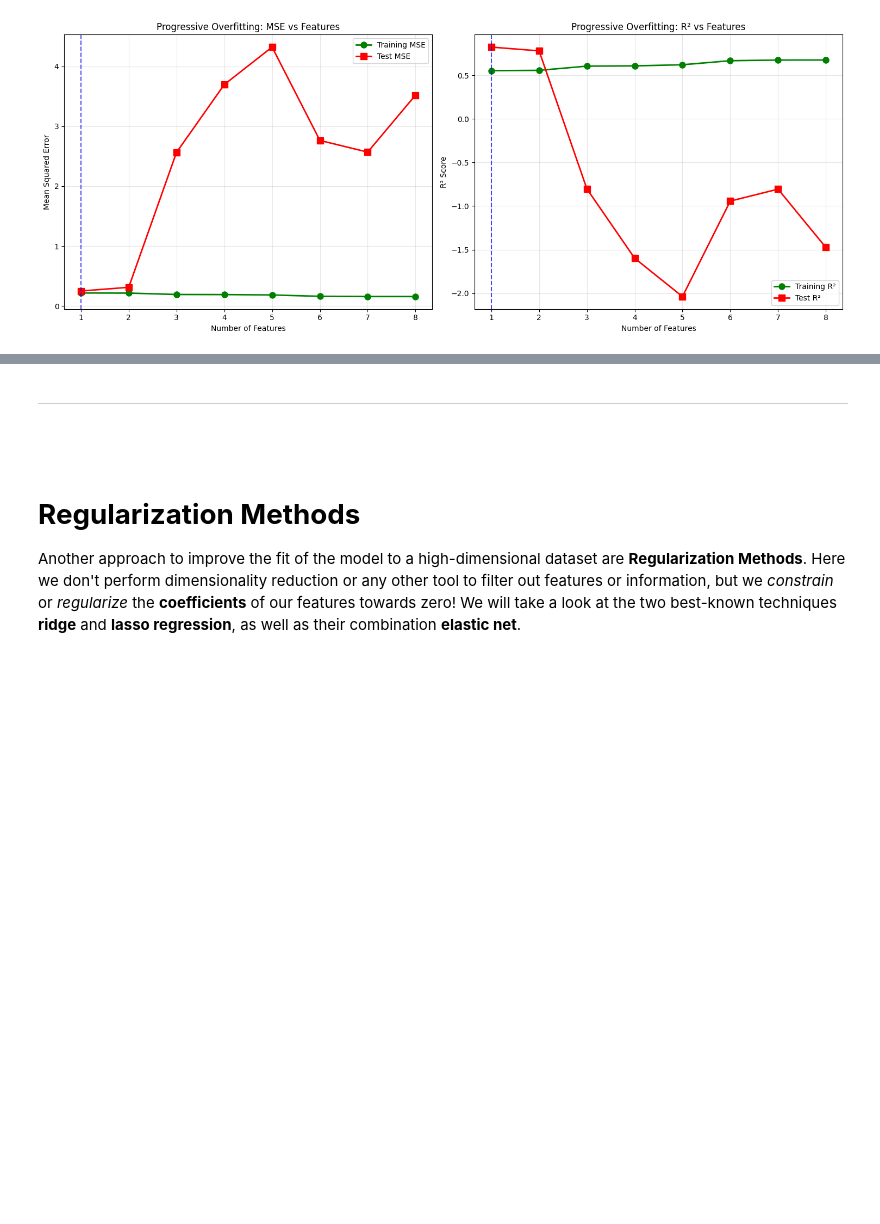
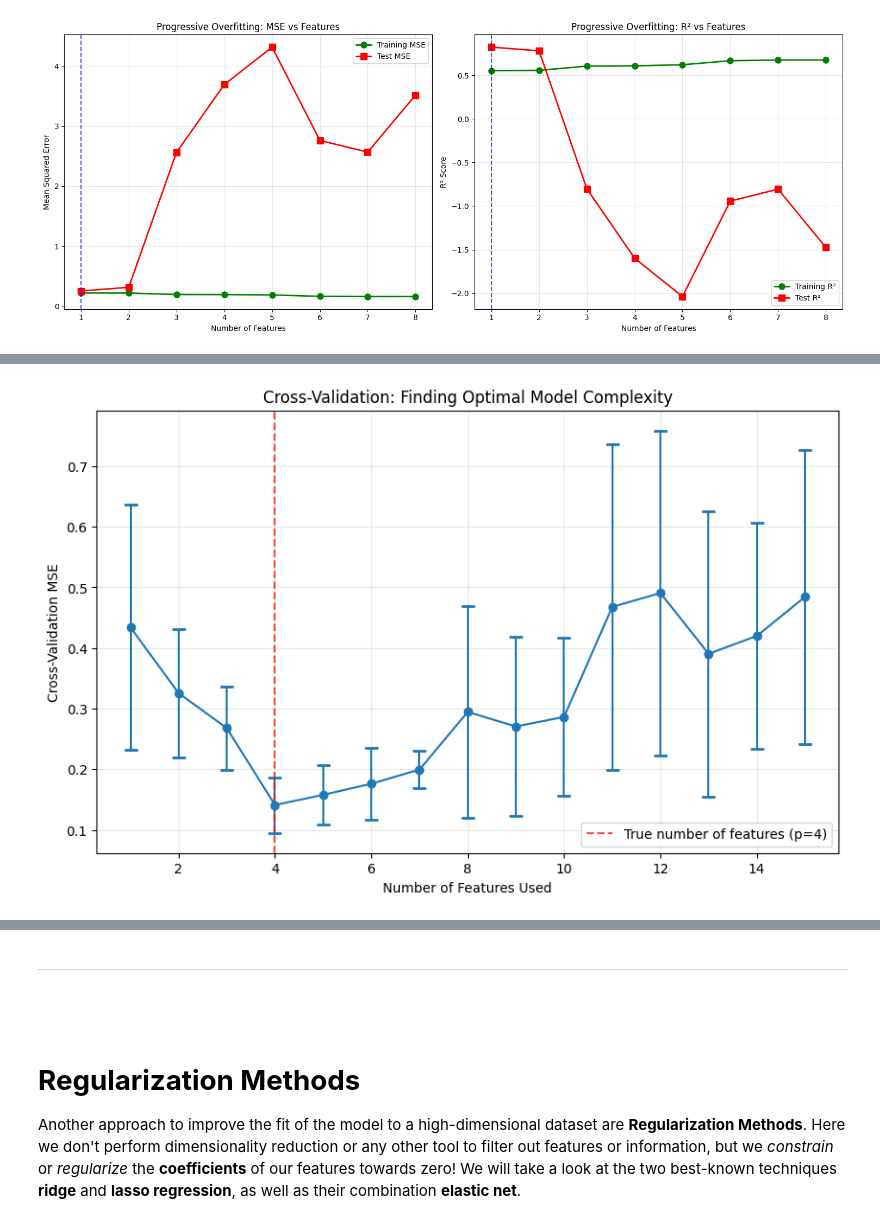
Before and after one commit to Jamoser123/PNR_Advanced_DataScience, a Jupyter notebook: 4_Feature_Selection_Regularization/HandsOn_Feature_Selection.ipynb, the cells around one changed output, grey strips where cells are left out. Drawn from its saved outputs; the diff is of its cells as text; code cells hidden in the pictures; blank space fills up the shorter version.

Commit message:
Updated Feature Selection

```diff
--- a/4_Feature_Selection_Regularization/HandsOn_Feature_Selection.ipynb
+++ b/4_Feature_Selection_Regularization/HandsOn_Feature_Selection.ipynb
@@ -675,0 +556,60 @@ In reality, we often have many features in our datasets, but **we don't know whi
+# %%
+import numpy as np
+import matplotlib.pyplot as plt
+from sklearn.model_selection import cross_val_score
+from sklearn.linear_model import LinearRegression
+from sklearn.preprocessing import StandardScaler
+
+# Set random seed for reproducibility
+np.random.seed(42)
+
+# Generate dataset
+n_samples = 25
+n_features = 15
+
+# Create feature matrix
+X = np.random.randn(n_samples, n_features)
+
+# Create target variable with 4 true features
+true_coefficients = [0.3, 0.5, 0.2, 0.4]  # Only first 4 features matter
+y = (X[:, 0] * true_coefficients[0] +
+     X[:, 1] * true_coefficients[1] +
+     X[:, 2] * true_coefficients[2] +
+     X[:, 3] * true_coefficients[3] +
+     np.random.normal(0, 0.3, n_samples))  # Add noise
+
+# Standardize features
+scaler = StandardScaler()
+X_scaled = scaler.fit_transform(X)
+
+# Cross-validation for different numbers of features
+cv_scores = []
+cv_stds = []
+feature_counts = range(1, n_features + 1)
+
+for p in feature_counts:
+    # Use first p features
+    X_subset = X_scaled[:, :p]
+
+    # 5-fold cross-validation
+    scores = cross_val_score(LinearRegression(), X_subset, y,
+                           cv=5, scoring='neg_mean_squared_error')
+
+    # Convert to positive MSE and store
+    cv_scores.append(-scores.mean())
+    cv_stds.append(scores.std())
+
+# Plot results
+plt.figure(figsize=(10, 6))
+plt.errorbar(feature_counts, cv_scores, yerr=cv_stds,
+             marker='o', capsize=5, capthick=2)
+plt.axvline(x=4, color='red', linestyle='--', alpha=0.7,
+            label='True number of features (p=4)')
+plt.xlabel('Number of Features Used')
+plt.ylabel('Cross-Validation MSE')
+plt.title('Cross-Validation: Finding Optimal Model Complexity')
+plt.legend()
+plt.grid(True, alpha=0.3)
+plt.show()
+# %% [output]
+[figure, added]
```
Also changed, not shown: parts of 52 cells of this notebook, 3 other files.
